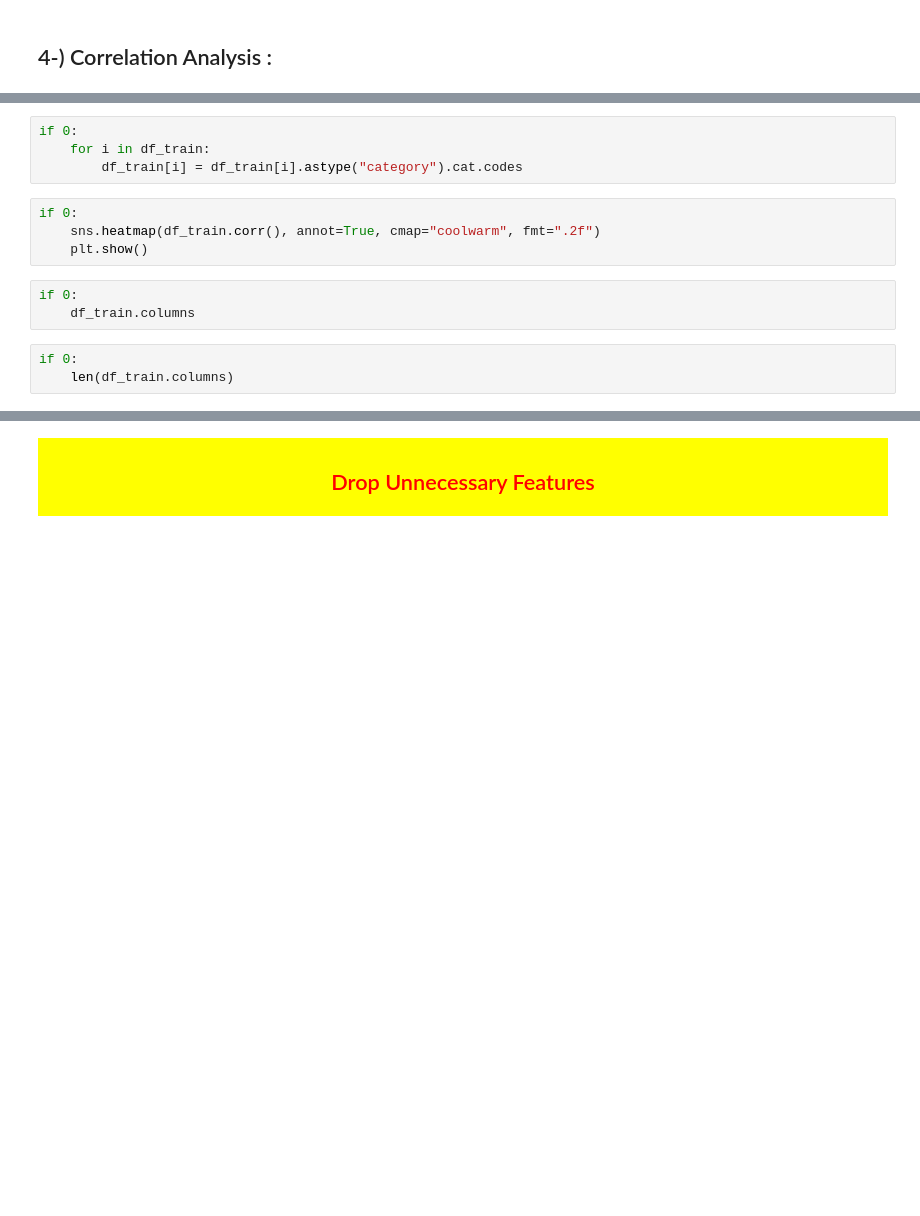
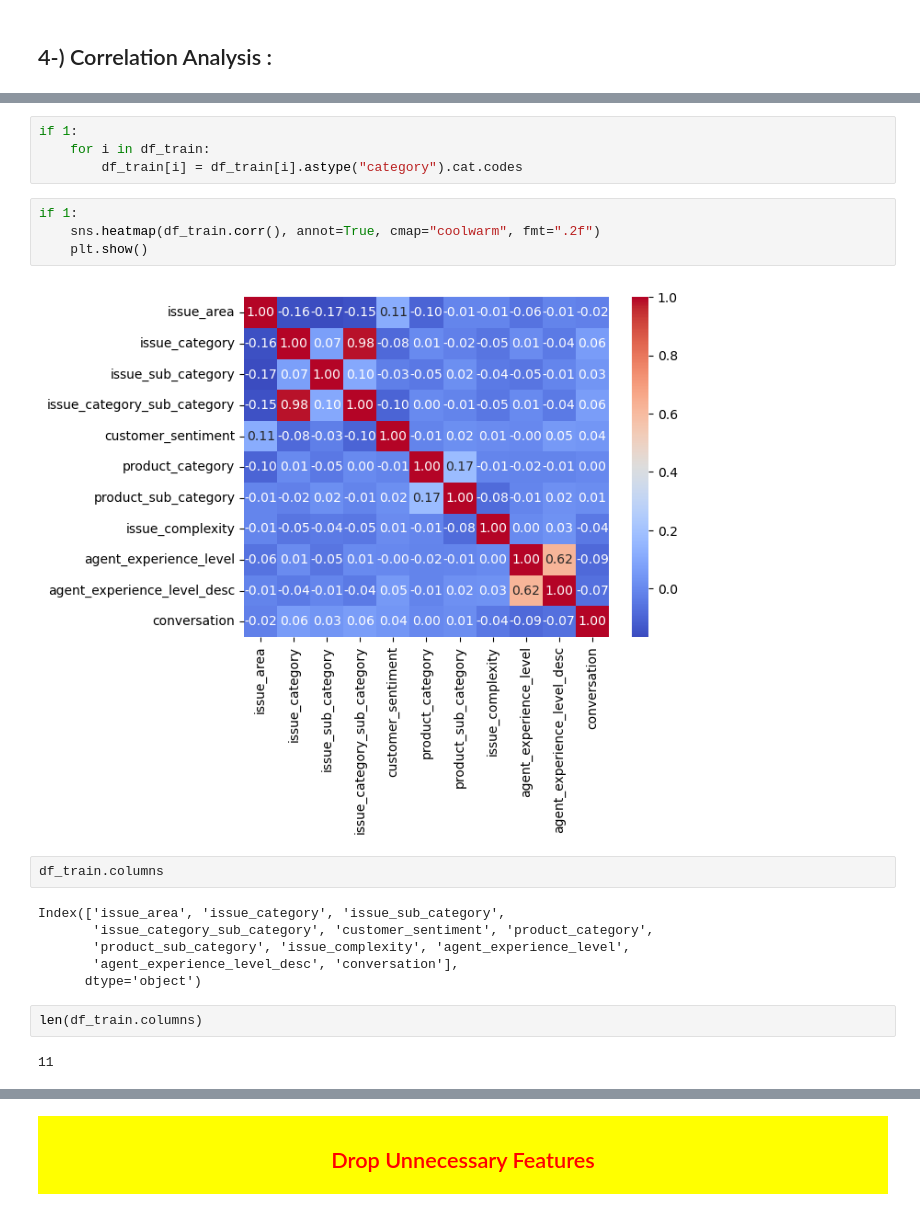
Before and after one commit to turgay-yildiz/DI-725-Transformers-and-Attention-Based-Deep-Networks-, a Jupyter notebook: Assignment_1/DI_725_Assignment_1__2697258.ipynb, the cells around one changed output, grey strips where cells are left out. Drawn from its saved outputs; the diff is of its cells as text; blank space fills up the shorter version.

```diff
--- a/Assignment_1/DI_725_Assignment_1__2697258.ipynb
+++ b/Assignment_1/DI_725_Assignment_1__2697258.ipynb
@@ -144,15 +189,23 @@ if 0:
 # %%
-if 0:
+if 1:
     for i in df_train:
         df_train[i] = df_train[i].astype("category").cat.codes
 # %%
-if 0:
+if 1:
     sns.heatmap(df_train.corr(), annot=True, cmap="coolwarm", fmt=".2f")
     plt.show()
+# %% [output]
+[figure, added]
 # %%
-if 0:
-    df_train.columns
+df_train.columns
+# %% [output]
+Index(['issue_area', 'issue_category', 'issue_sub_category',
+       'issue_category_sub_category', 'customer_sentiment', 'product_category',
+       'product_sub_category', 'issue_complexity', 'agent_experience_level',
+       'agent_experience_level_desc', 'conversation'],
+      dtype='object')
 # %%
-if 0:
-    len(df_train.columns)
+len(df_train.columns)
+# %% [output]
+11
 # %%
```
Also changed, not shown: parts of 45 cells of this notebook.
